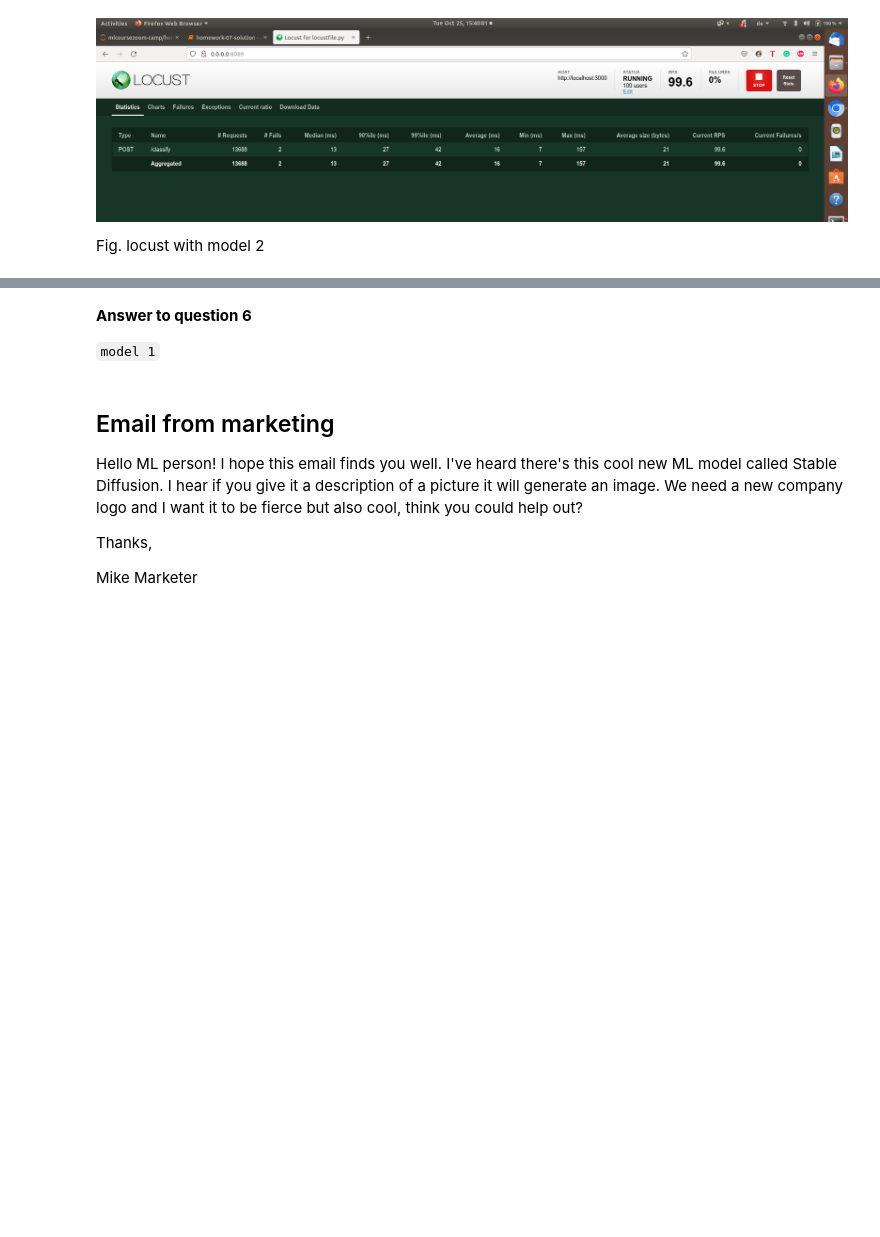
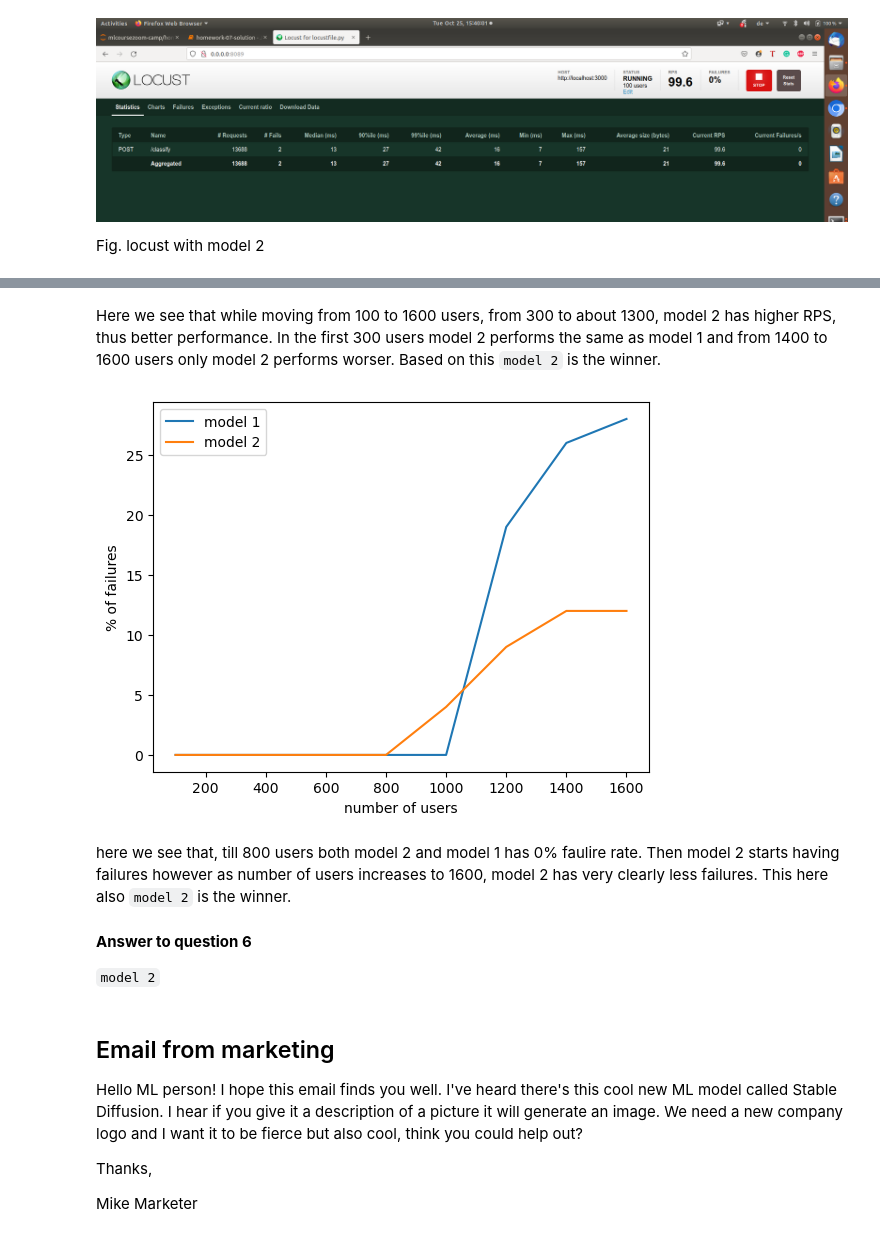
Before and after one commit to bhasarma/mlcoursezoom-camp, a Jupyter notebook: homework/HW07/homework-07-solution.ipynb, the cells around one changed output, grey strips where cells are left out. Saved outputs shown, nothing was run; the diff lists cells and outputs as text; code cells hidden in the pictures; blank space fills up the shorter version.

```diff
--- a/homework/HW07/homework-07-solution.ipynb
+++ b/homework/HW07/homework-07-solution.ipynb
@@ -308,7 +343,20 @@ Fig. locust with model 2
+# %% [markdown]
+Here we see that while moving from 100 to 1600 users, from 300 to about 1300, model 2 has higher RPS, thus better performance. In the first 300 users model 2 performs the same as model 1 and from 1400 to 1600 users only model 2 performs worser. Based on this `model 2` is the winner.
+# %%
+plt.plot(users, failures_model_1, label = 'model 1')
+plt.plot(users, failures_model_2, label = 'model 2')
+plt.legend()
+plt.xlabel('number of users')
+plt.ylabel('% of failures')
+plt.show()
+# %% [output]
+[figure, added]
+# %% [markdown]
+here we see that, till 800 users both model 2 and model 1 has 0% faulire rate. Then model 2 starts having failures however as number of users increases to 1600, model 2 has very clearly less failures. This here also `model 2` is the winner.
 # %% [markdown]
 **Answer to question 6**
 
-`model 1`
+`model 2`
 # %% [markdown]
 ## Email from marketing
 
```
Also changed, not shown: parts of 9 cells of this notebook, 1 other file.
